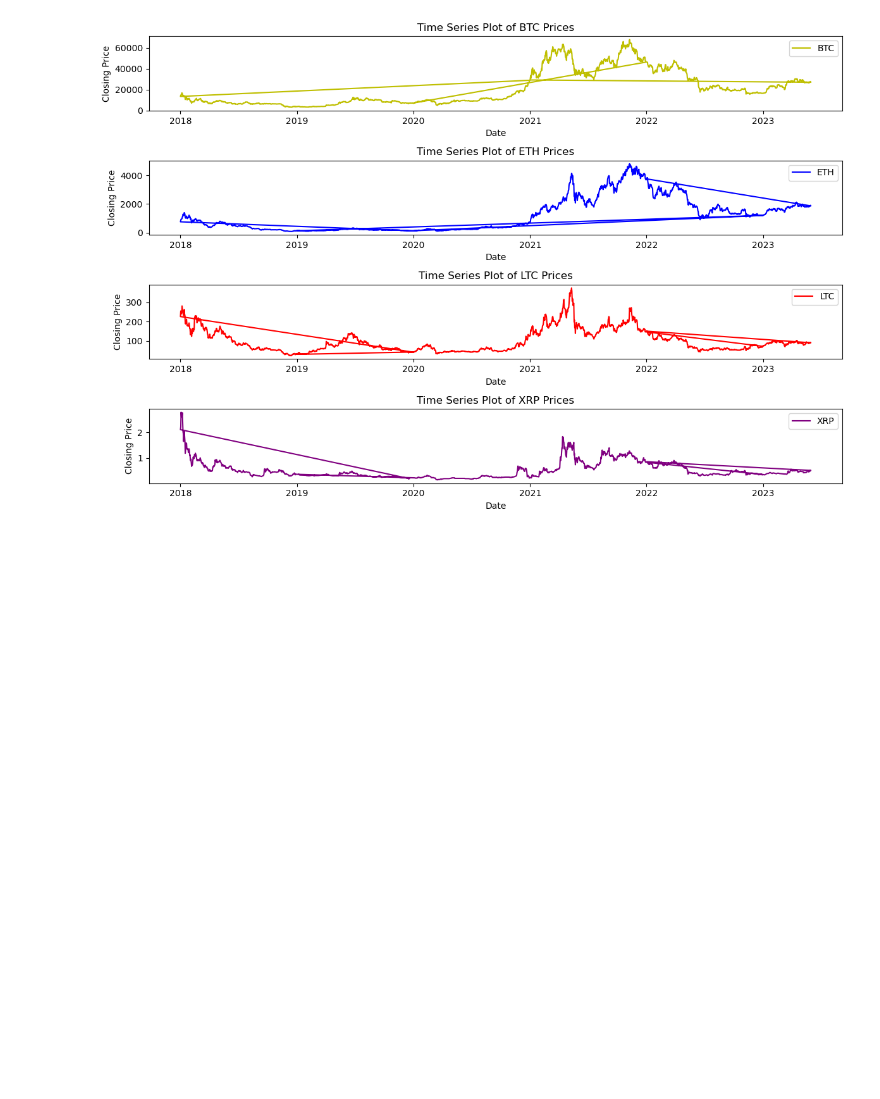
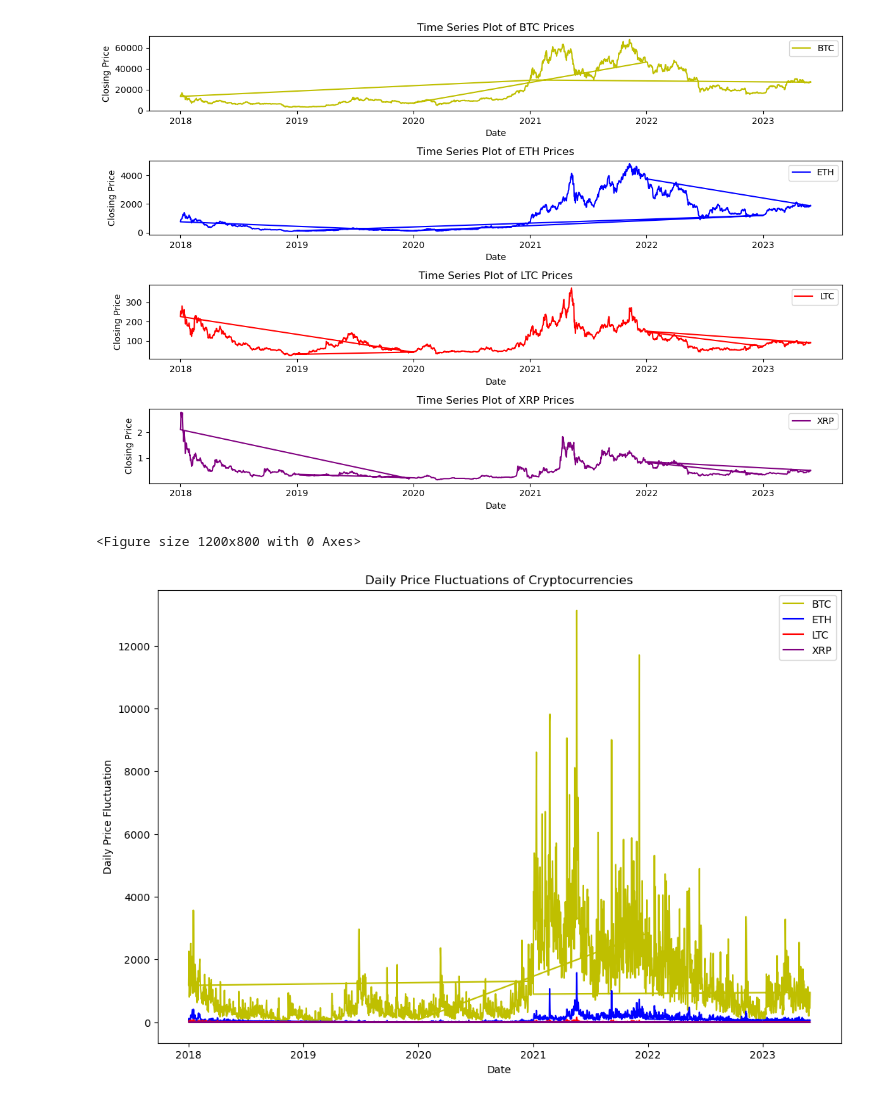
Before and after one commit to MarwaBrian/Crypto-Price-Prediction, a Jupyter notebook: crypto.ipynb, the cells around one changed output. Saved outputs shown, nothing was run; the diff lists cells and outputs as text; code cells hidden in the pictures; blank space fills up the shorter version.

```diff
--- a/crypto.ipynb
+++ b/crypto.ipynb
@@ -231,3 +233,22 @@ for i, (crypto, color) in enumerate(zip(df['Crypto'].unique(), colors), 1):
 plt.show()
 # %% [output]
 [figure]
+# %%
+plt.figure(figsize=(12, 8))
+
+plt.figure(figsize=(12, 8))
+for crypto, color in zip(df['Crypto'].unique(), colors):
+    # Calculate daily fluctuation on-the-fly
+    df_subset = df[df['Crypto'] == crypto]
+    daily_fluctuation = df_subset['High'] - df_subset['Low']
+
+    plt.plot(df_subset.index, daily_fluctuation, label=crypto, color=color)
+
+plt.title('Daily Price Fluctuations of Cryptocurrencies')
+plt.xlabel('Date')
+plt.ylabel('Daily Price Fluctuation')
+plt.legend()
+plt.show()
+# %% [output]
+<Figure size 1200x800 with 0 Axes>
+[figure, added]
```
Also changed, not shown: parts of 4 cells of this notebook.
